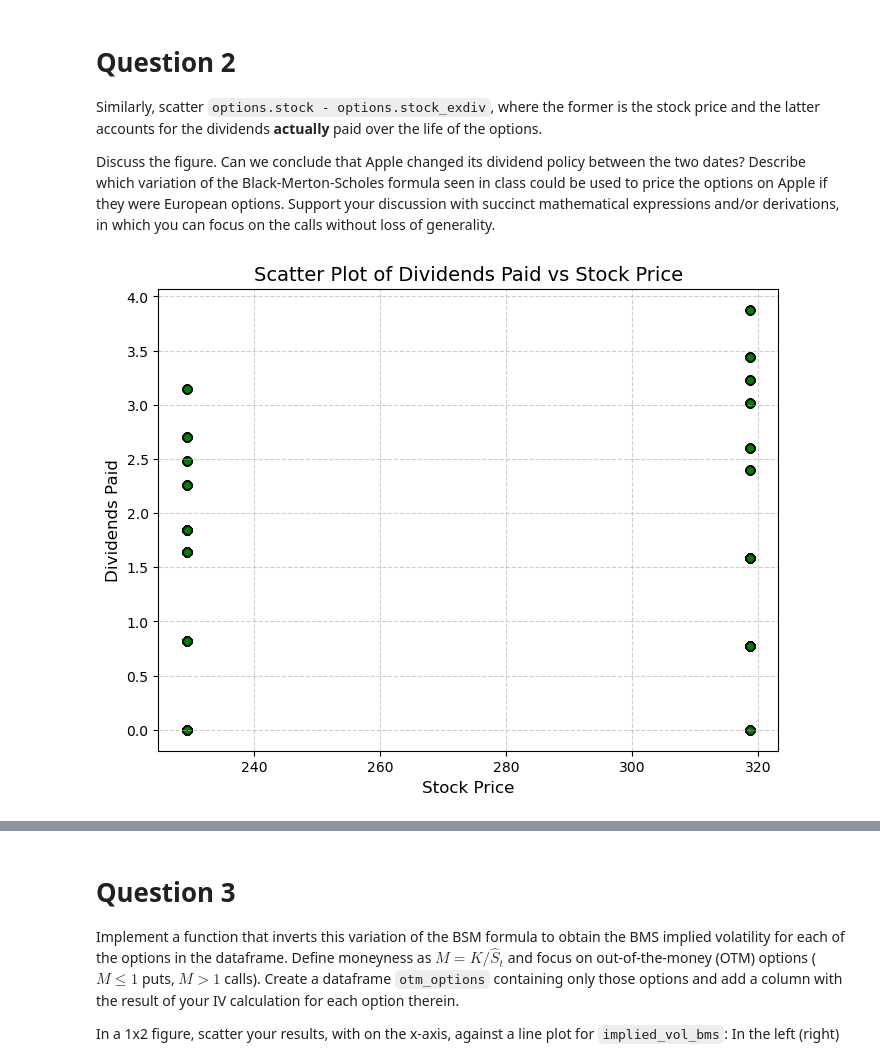
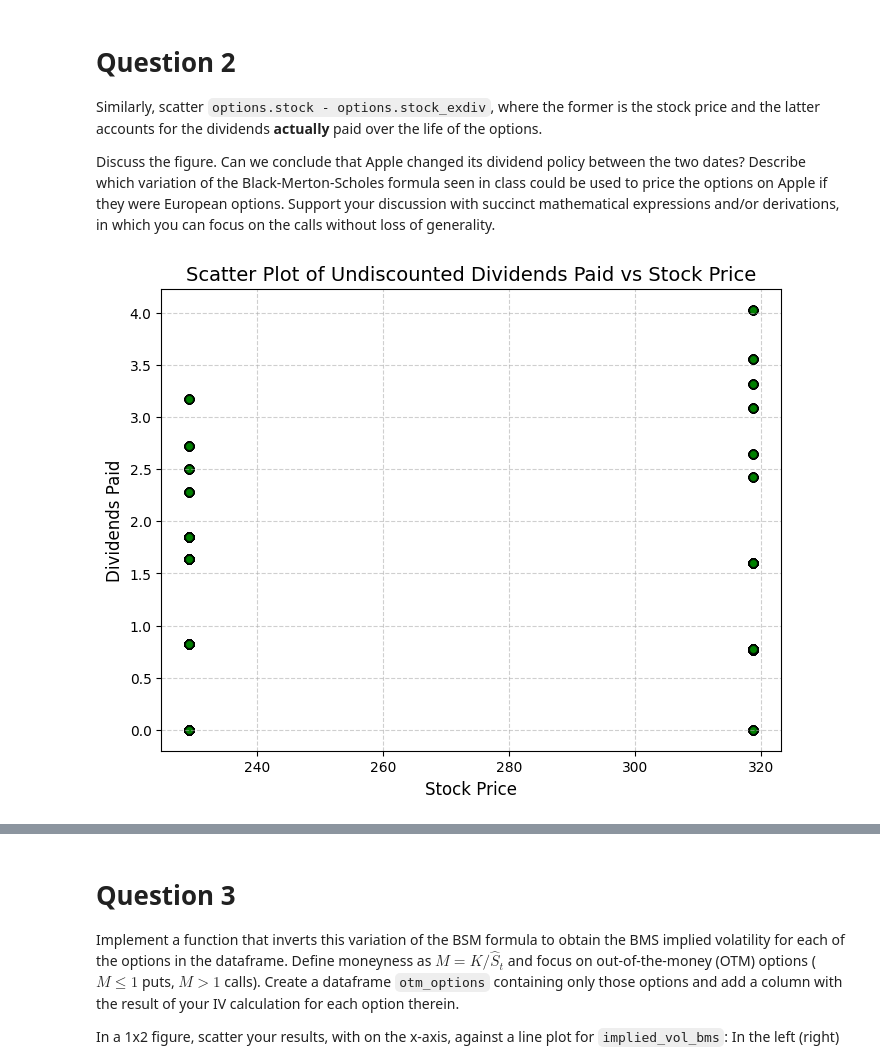
Before and after one commit to navid-nb/MSc_Derivatives_Project1, a Jupyter notebook: 202510-assignment1-Haonan Feng.ipynb, the cells around one changed output, grey strips where cells are left out. Drawn from its saved outputs; the diff is of its cells as text; code cells hidden in the pictures.

```diff
--- a/202510-assignment1-Haonan Feng.ipynb
+++ b/202510-assignment1-Haonan Feng.ipynb
@@ -127,15 +132,16 @@ Similarly, scatter `options.stock - options.stock_exdiv`, where the former is th
 Discuss the figure. Can we conclude that Apple changed its dividend policy between the two dates? Describe which variation of the Black-Merton-Scholes formula seen in class could be used to price the options on Apple if they were European options. Support your discussion with succinct mathematical expressions and/or derivations, in which you can focus on the calls without loss of generality.
 # %%
 dividends_paid = options['stock_price'] - options['stock_exdiv']  # Dividends paid
+undiscounted_div = dividends_paid * np.exp(options["YTM"] * options["risk_free"])  # Undiscounted dividends
 stock_price = options['stock_price']  # Stock price
 
 # Create scatter plot
 plt.figure(figsize=(8, 6))
-plt.scatter(stock_price, dividends_paid, alpha=0.7, color='green', edgecolor='k')
-plt.title('Scatter Plot of Dividends Paid vs Stock Price', fontsize=14)
+plt.scatter(stock_price, undiscounted_div, alpha=0.7, color='green', edgecolor='k')
+plt.title('Scatter Plot of Undiscounted Dividends Paid vs Stock Price', fontsize=14)
 plt.xlabel('Stock Price', fontsize=12)
 plt.ylabel('Dividends Paid', fontsize=12)
 plt.grid(True, linestyle='--', alpha=0.6)
 plt.show()
 # %% [output]
-[figure, old version]
+[figure, new version]
```
Also changed, not shown: parts of 19 cells of this notebook, 1 other file.
